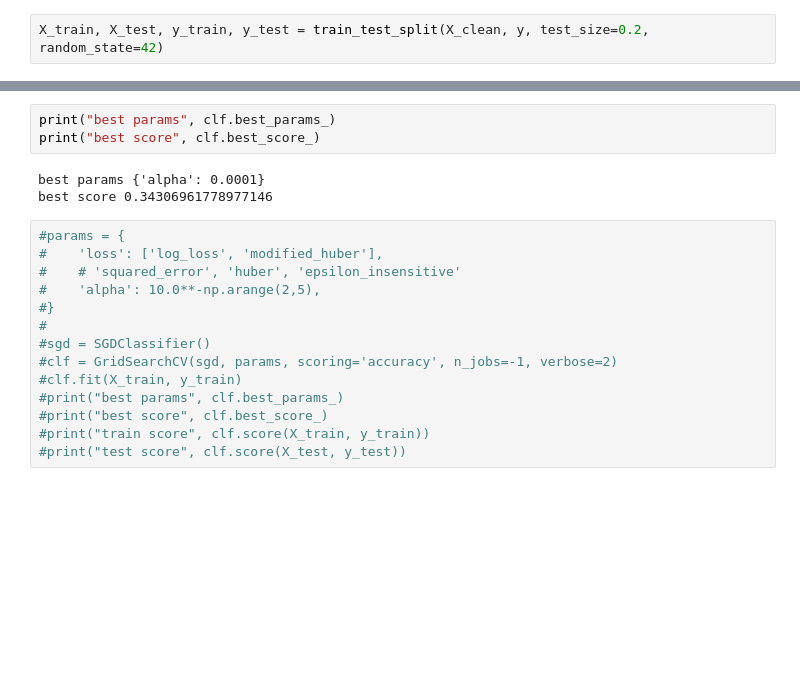
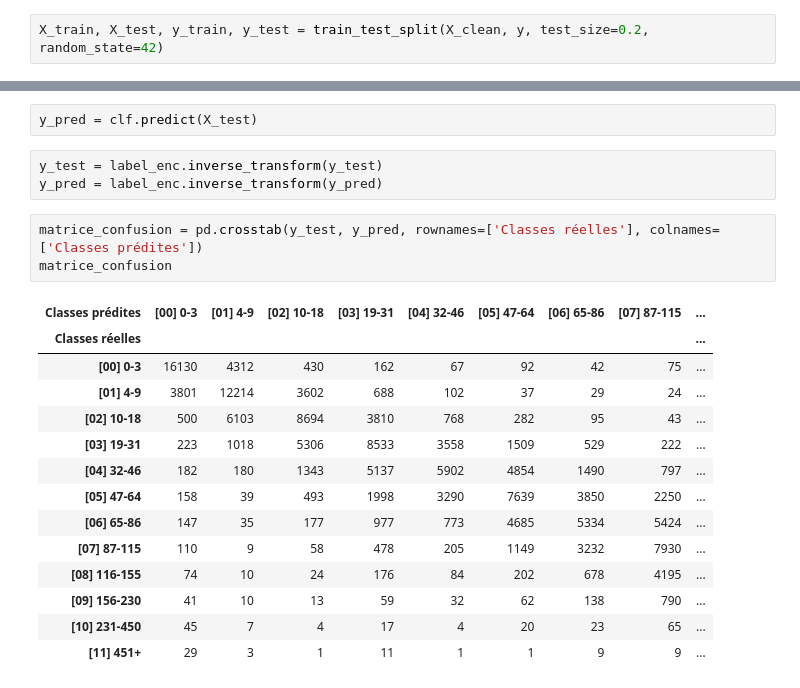
Before and after one commit to DataScientest-Studio/jan25_bds_trafic_cycliste, a Jupyter notebook: notebooks/classification/HistGradientBoostingClassifier.ipynb, the cells around one changed output, grey strips where cells are left out. Cells and saved outputs as stored; diff of their text form; blank space fills up the shorter version.

```diff
--- a/notebooks/classification/HistGradientBoostingClassifier.ipynb
+++ b/notebooks/classification/HistGradientBoostingClassifier.ipynb
@@ -85,20 +87,23 @@ test score 0.5049342173546617
-# %%
-print("best params", clf.best_params_)
-print("best score", clf.best_score_)
-# %% [output]
-best params {'alpha': 0.0001}
-best score 0.34306961778977146
-# %%
-#params = {
-#    'loss': ['log_loss', 'modified_huber'],
-#    # 'squared_error', 'huber', 'epsilon_insensitive'
-#    'alpha': 10.0**-np.arange(2,5),
-#}
-#
-#sgd = SGDClassifier()
-#clf = GridSearchCV(sgd, params, scoring='accuracy', n_jobs=-1, verbose=2)
-#clf.fit(X_train, y_train)
-#print("best params", clf.best_params_)
-#print("best score", clf.best_score_)
-#print("train score", clf.score(X_train, y_train))
-#print("test score", clf.score(X_test, y_test))
+# %%
+y_pred = clf.predict(X_test)
+# %%
+y_test = label_enc.inverse_transform(y_test)
+y_pred = label_enc.inverse_transform(y_pred)
+# %%
+matrice_confusion = pd.crosstab(y_test, y_pred, rownames=['Classes réelles'], colnames=['Classes prédites'])
+matrice_confusion
+# %% [output]
+| Classes prédites | [00] 0-3 | [01] 4-9 | [02] 10-18 | [03] 19-31 | [04] 32-46 | [05] 47-64 | [06] 65-86 | [07] 87-115 | ... |
+| Classes réelles |  |  |  |  |  |  |  |  | ... |
+| [00] 0-3 | 16130 | 4312 | 430 | 162 | 67 | 92 | 42 | 75 | ... |
+| [01] 4-9 | 3801 | 12214 | 3602 | 688 | 102 | 37 | 29 | 24 | ... |
+| [02] 10-18 | 500 | 6103 | 8694 | 3810 | 768 | 282 | 95 | 43 | ... |
+| [03] 19-31 | 223 | 1018 | 5306 | 8533 | 3558 | 1509 | 529 | 222 | ... |
+| [04] 32-46 | 182 | 180 | 1343 | 5137 | 5902 | 4854 | 1490 | 797 | ... |
+| [05] 47-64 | 158 | 39 | 493 | 1998 | 3290 | 7639 | 3850 | 2250 | ... |
+| [06] 65-86 | 147 | 35 | 177 | 977 | 773 | 4685 | 5334 | 5424 | ... |
+| [07] 87-115 | 110 | 9 | 58 | 478 | 205 | 1149 | 3232 | 7930 | ... |
+| [08] 116-155 | 74 | 10 | 24 | 176 | 84 | 202 | 678 | 4195 | ... |
+| [09] 156-230 | 41 | 10 | 13 | 59 | 32 | 62 | 138 | 790 | ... |
+| [10] 231-450 | 45 | 7 | 4 | 17 | 4 | 20 | 23 | 65 | ... |
+| [11] 451+ | 29 | 3 | 1 | 11 | 1 | 1 | 9 | 9 | ... |
```
Also changed, not shown: parts of 7 cells of this notebook, 9 other files.
